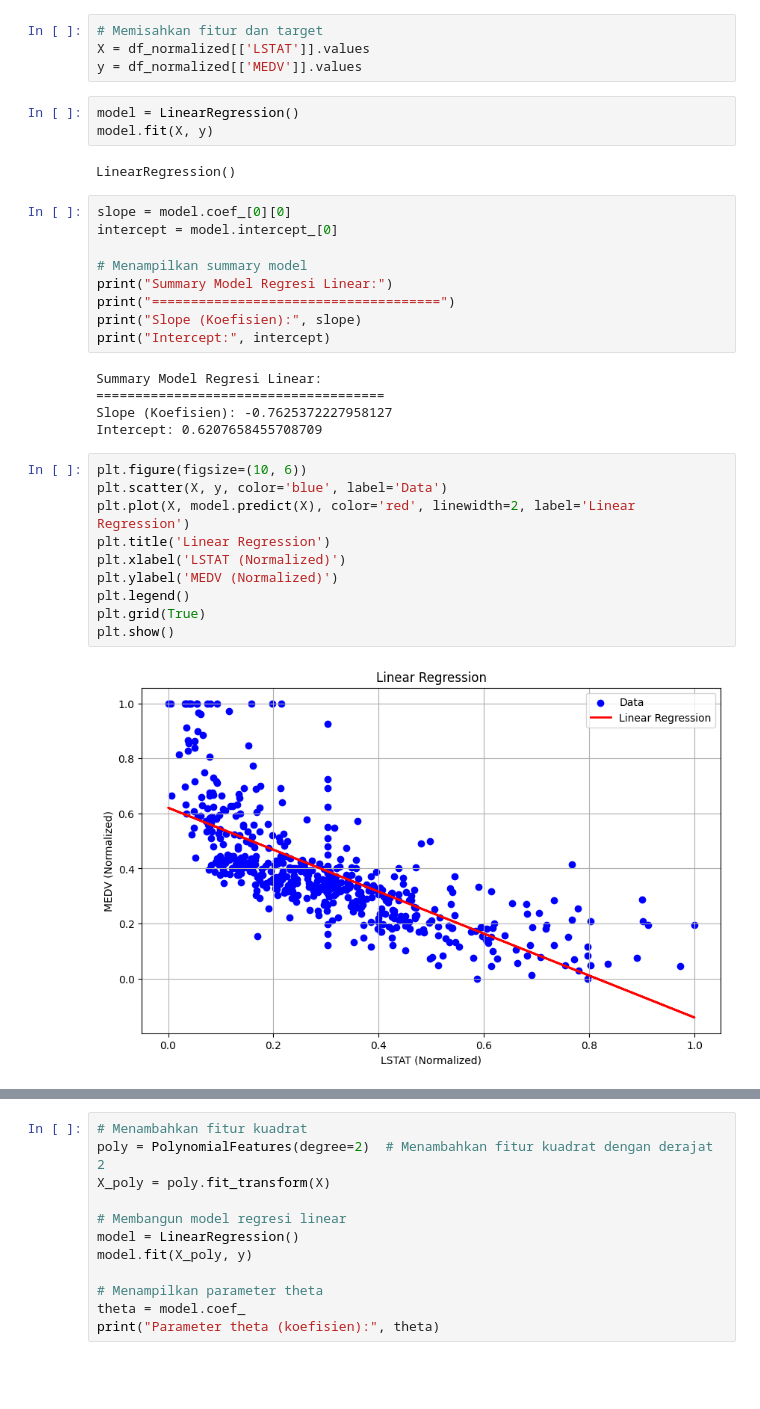
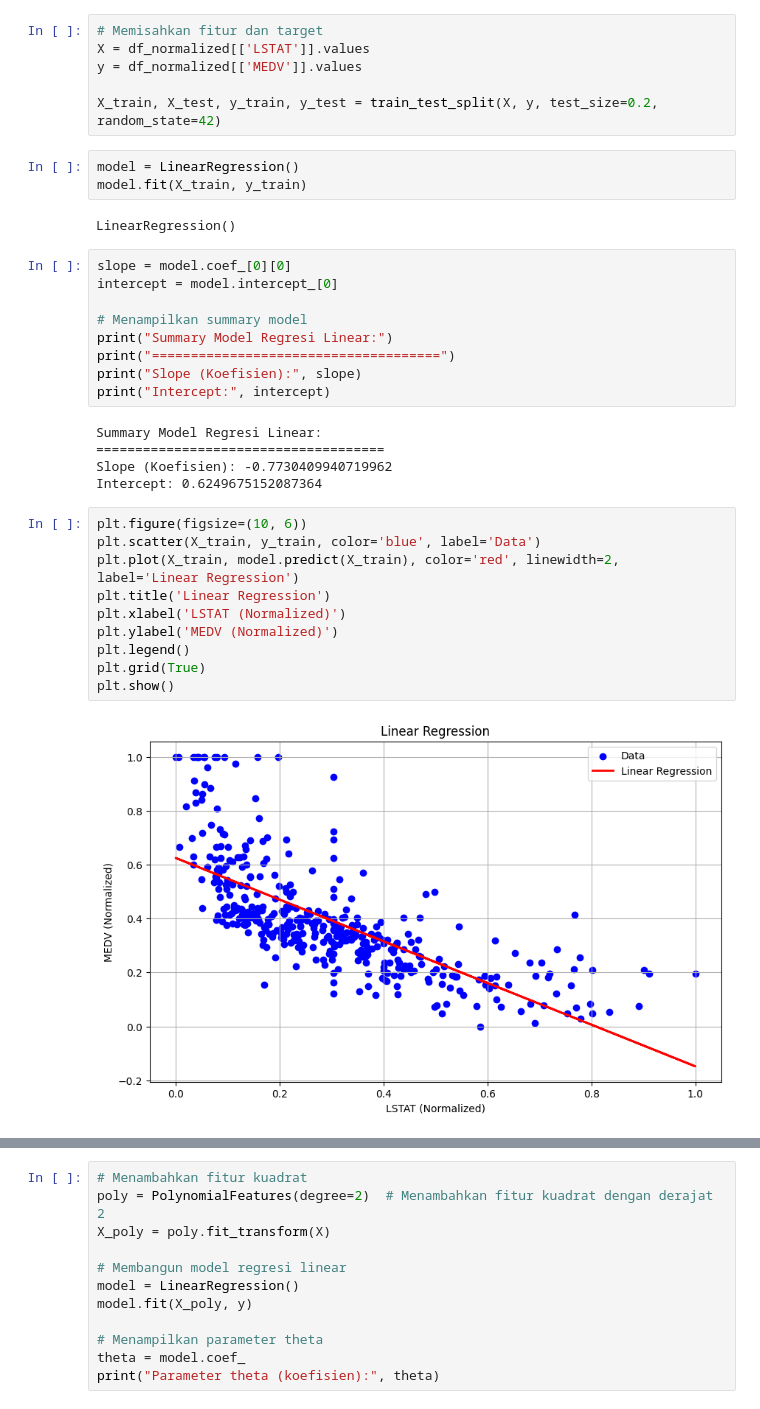
Before and after one commit to ardifjar443/learningMachineLearning, a Jupyter notebook: linear_regresion/project_boston(TF).ipynb, the cells around one changed output, grey strips where cells are left out. Drawn from its saved outputs; the diff is of its cells as text; blank space fills up the shorter version.

```diff
--- a/linear_regresion/project_boston(TF).ipynb
+++ b/linear_regresion/project_boston(TF).ipynb
@@ -123,9 +127,11 @@ dtype: int64
 # Memisahkan fitur dan target
 X = df_normalized[['LSTAT']].values
 y = df_normalized[['MEDV']].values
+
+X_train, X_test, y_train, y_test = train_test_split(X, y, test_size=0.2, random_state=42)
 # %%
 model = LinearRegression()
-model.fit(X, y)
+model.fit(X_train, y_train)
 # %% [output]
 LinearRegression()
 # %%
@@ -140,20 +146,20 @@ print("Intercept:", intercept)
 # %% [output]
 Summary Model Regresi Linear:
 =====================================
-Slope (Koefisien): -0.7625372227958127
-Intercept: 0.6207658455708709
+Slope (Koefisien): -0.7730409940719962
+Intercept: 0.6249675152087364
 # %%
 plt.figure(figsize=(10, 6))
-plt.scatter(X, y, color='blue', label='Data')
-plt.plot(X, model.predict(X), color='red', linewidth=2, label='Linear Regression')
+plt.scatter(X_train, y_train, color='blue', label='Data')
+plt.plot(X_train, model.predict(X_train), color='red', linewidth=2, label='Linear Regression')
 plt.title('Linear Regression')
 plt.xlabel('LSTAT (Normalized)')
 plt.ylabel('MEDV (Normalized)')
 plt.legend()
 plt.grid(True)
 plt.show()
 # %% [output]
-[figure, old version]
+[figure, new version]
 # %%
 slope = model.coef_[0][0]
 intercept = model.intercept_[0]
```
Also changed, not shown: parts of 9 cells of this notebook, 2 other files.
